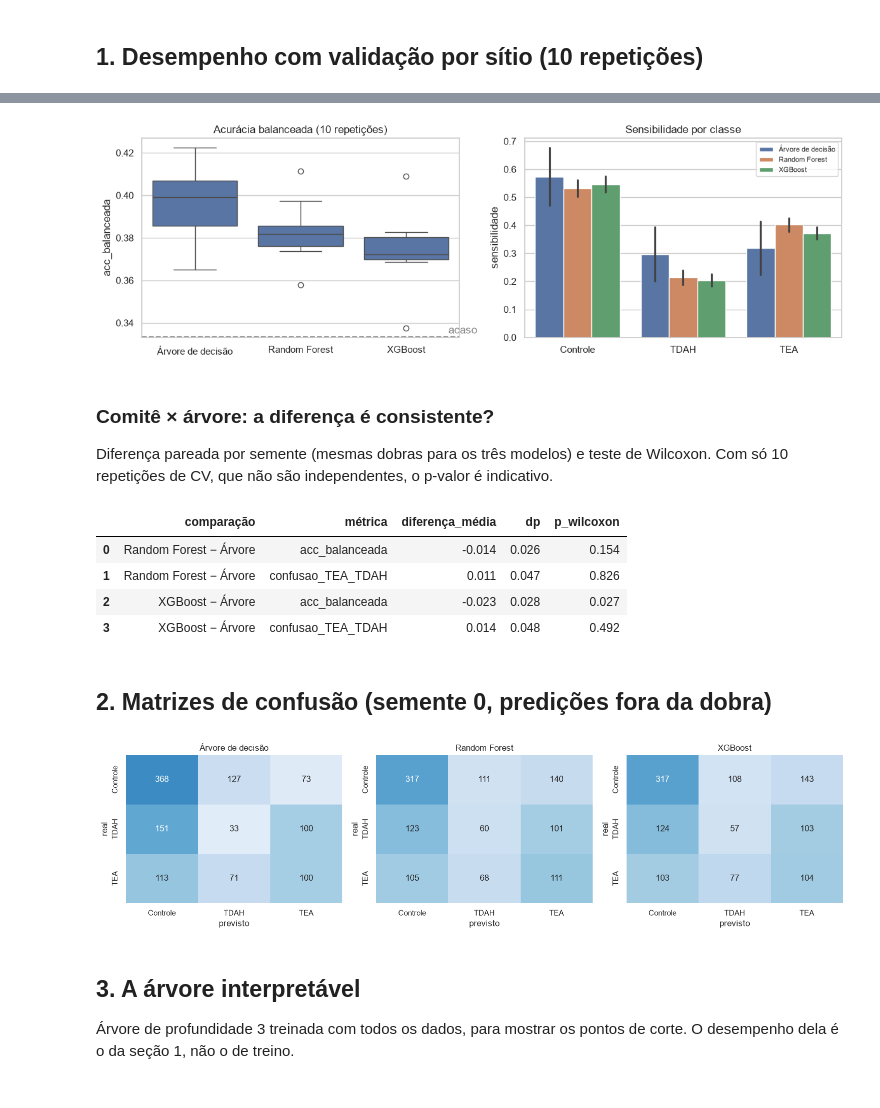
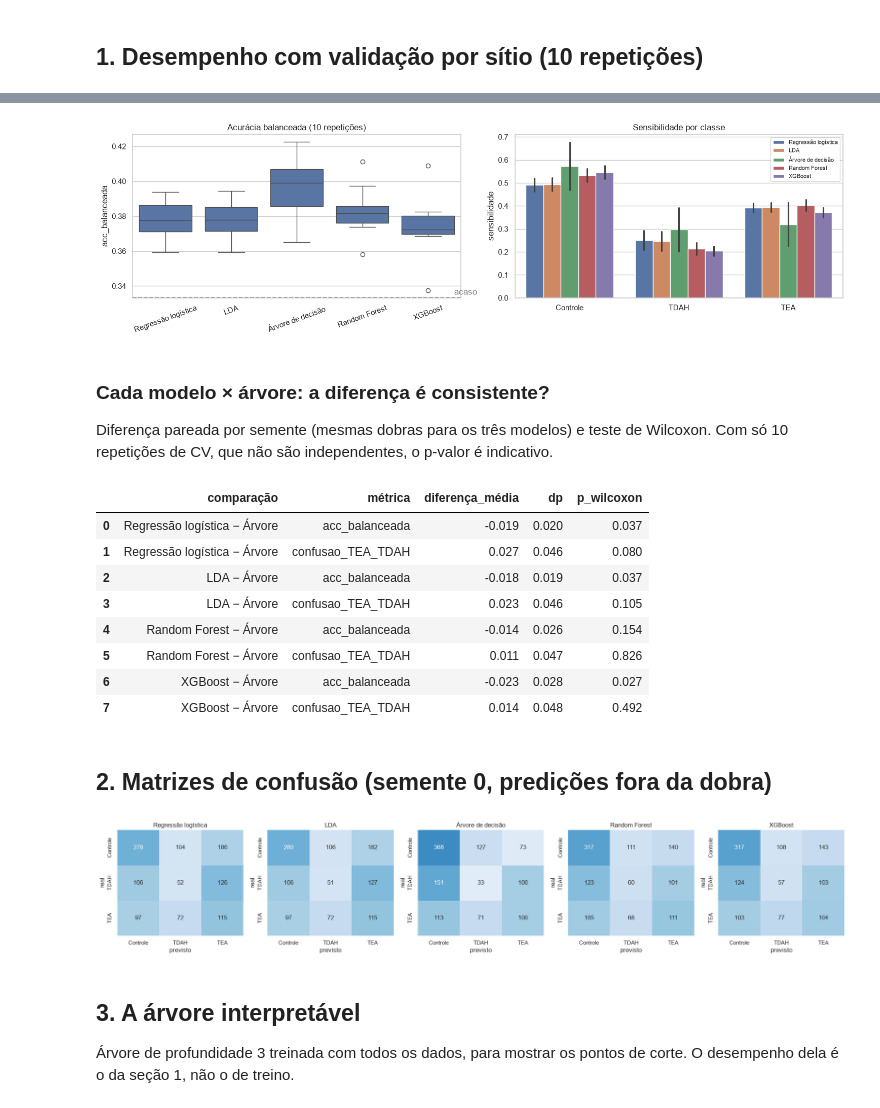
Before and after one commit to meriofilho/neurodevelopmental-disorder-classifier, a Jupyter notebook: notebooks/03_baseline_fenotipo.ipynb, the cells around one changed output, grey strips where cells are left out. Cells and saved outputs as stored; diff of their text form; code cells hidden in the pictures.

```diff
--- a/notebooks/03_baseline_fenotipo.ipynb
+++ b/notebooks/03_baseline_fenotipo.ipynb
@@ -84,23 +87,24 @@ resumo.round(3)
 # %%
 longo = pd.concat([r.assign(modelo=n) for n, r in resultados.items()])
-fig, ax = plt.subplots(1, 2, figsize=(12, 4))
+fig, ax = plt.subplots(1, 2, figsize=(15, 4.5))
 sns.boxplot(data=longo, x="modelo", y="acc_balanceada", ax=ax[0]); ax[0].axhline(1/3, ls="--", c="gray")
-ax[0].set_title("Acurácia balanceada (10 repetições)"); ax[0].set_xlabel(""); ax[0].text(2.4, 0.335, "acaso", color="gray")
+ax[0].set_title("Acurácia balanceada (10 repetições)"); ax[0].set_xlabel(""); ax[0].tick_params(axis="x", rotation=20)
+ax[0].text(len(resultados) - 0.6, 0.335, "acaso", color="gray")
 sens = longo.melt(id_vars="modelo", value_vars=["sens_Controle", "sens_TDAH", "sens_TEA"], var_name="classe", value_name="sensibilidade")
 sens["classe"] = sens["classe"].str.replace("sens_", "")
 sns.barplot(data=sens, x="classe", y="sensibilidade", hue="modelo", ax=ax[1], errorbar="sd")
 ax[1].set_title("Sensibilidade por classe"); ax[1].set_xlabel(""); ax[1].legend(fontsize=8)
 fig.tight_layout(); fig.savefig(FIG / "03_baseline_fenotipo_metricas.png", dpi=150)
 # %% [output]
-[figure, old version]
+[figure, new version]
 # %% [markdown]
-### Comitê × árvore: a diferença é consistente?
+### Cada modelo × árvore: a diferença é consistente?
 Diferença pareada por semente (mesmas dobras para os três modelos) e teste de Wilcoxon. Com só 10 repetições
 de CV, que não são independentes, o p-valor é indicativo.
 # %%
 arv = resultados["Árvore de decisão"]
 linhas = []
-for nome in ["Random Forest", "XGBoost"]:
+for nome in [n for n in resultados if n != "Árvore de decisão"]:
     for met in ["acc_balanceada", "confusao_TEA_TDAH"]:
         dif = resultados[nome][met] - arv[met]
         linhas.append({"comparação": f"{nome} − Árvore", "métrica": met, "diferença_média": dif.mean(),
@@ -108,14 +112,18 @@ for nome in ["Random Forest", "XGBoost"]:
 pd.DataFrame(linhas).round(3)
 # %% [output]
 |  | comparação | métrica | diferença_média | dp | p_wilcoxon |
-| 0 | Random Forest − Árvore | acc_balanceada | -0.014 | 0.026 | 0.154 |
-| 1 | Random Forest − Árvore | confusao_TEA_TDAH | 0.011 | 0.047 | 0.826 |
-| 2 | XGBoost − Árvore | acc_balanceada | -0.023 | 0.028 | 0.027 |
-| 3 | XGBoost − Árvore | confusao_TEA_TDAH | 0.014 | 0.048 | 0.492 |
+| 0 | Regressão logística − Árvore | acc_balanceada | -0.019 | 0.020 | 0.037 |
+| 1 | Regressão logística − Árvore | confusao_TEA_TDAH | 0.027 | 0.046 | 0.080 |
+| 2 | LDA − Árvore | acc_balanceada | -0.018 | 0.019 | 0.037 |
+| 3 | LDA − Árvore | confusao_TEA_TDAH | 0.023 | 0.046 | 0.105 |
+| 4 | Random Forest − Árvore | acc_balanceada | -0.014 | 0.026 | 0.154 |
+| 5 | Random Forest − Árvore | confusao_TEA_TDAH | 0.011 | 0.047 | 0.826 |
+| 6 | XGBoost − Árvore | acc_balanceada | -0.023 | 0.028 | 0.027 |
+| 7 | XGBoost − Árvore | confusao_TEA_TDAH | 0.014 | 0.048 | 0.492 |
 # %% [markdown]
 ## 2. Matrizes de confusão (semente 0, predições fora da dobra)
 # %%
-fig, ax = plt.subplots(1, 3, figsize=(15, 4))
+fig, ax = plt.subplots(1, len(oof), figsize=(4.2 * len(oof), 4))
 for a, (nome, p) in zip(ax, oof.items()):
     cm = confusion_table(y, p)
     sns.heatmap(cm.div(cm.sum(axis=1), axis=0), annot=cm.values, fmt="d", cmap="Blues", vmin=0, vmax=1, cbar=False, ax=a,
@@ -123,7 +131,7 @@ for a, (nome, p) in zip(ax, oof.items()):
     a.set_title(nome); a.set_xlabel("previsto"); a.set_ylabel("real")
 fig.tight_layout(); fig.savefig(FIG / "03_baseline_fenotipo_confusao.png", dpi=150)
 # %% [output]
-[figure, old version]
+[figure, new version]
 # %% [markdown]
 ## 3. A árvore interpretável
 Árvore de profundidade 3 treinada com todos os dados, para mostrar os pontos de corte. O desempenho dela é o da seção 1, não o de treino.
```
Also changed, not shown: parts of 6 cells of this notebook, 6 other files.
